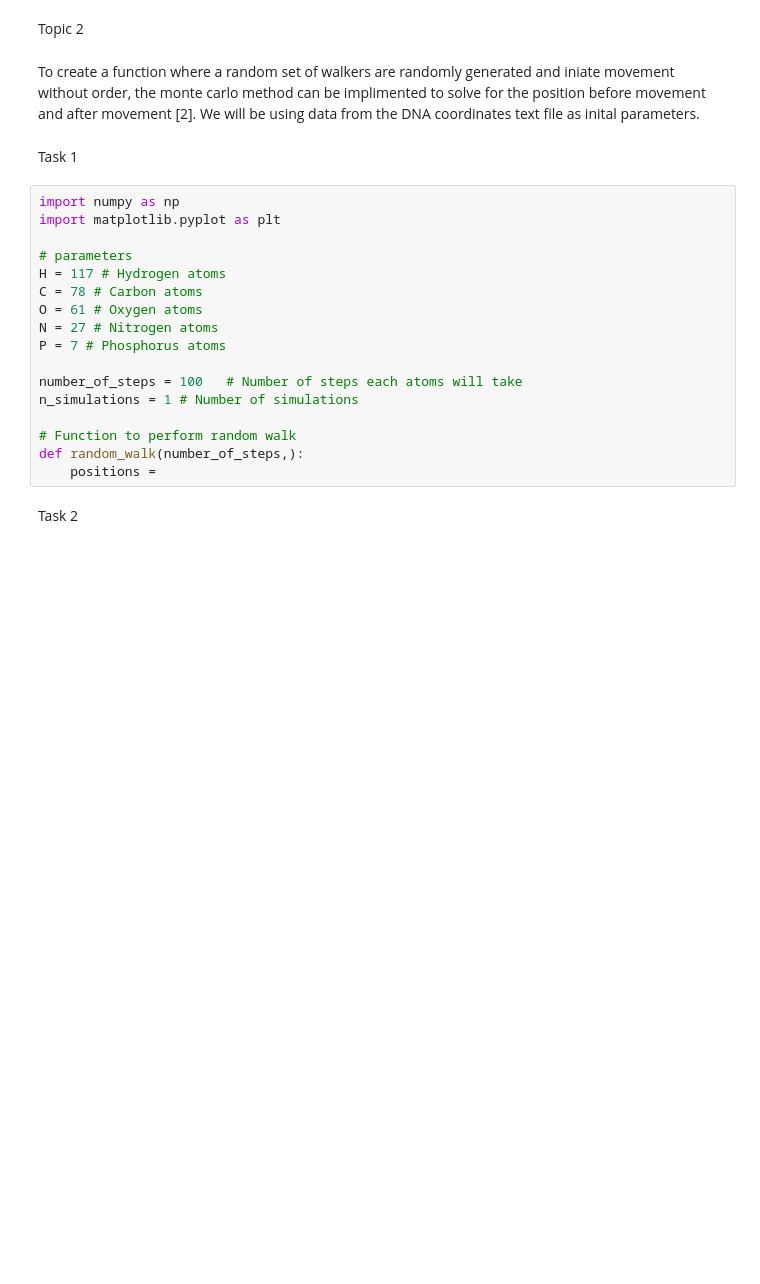
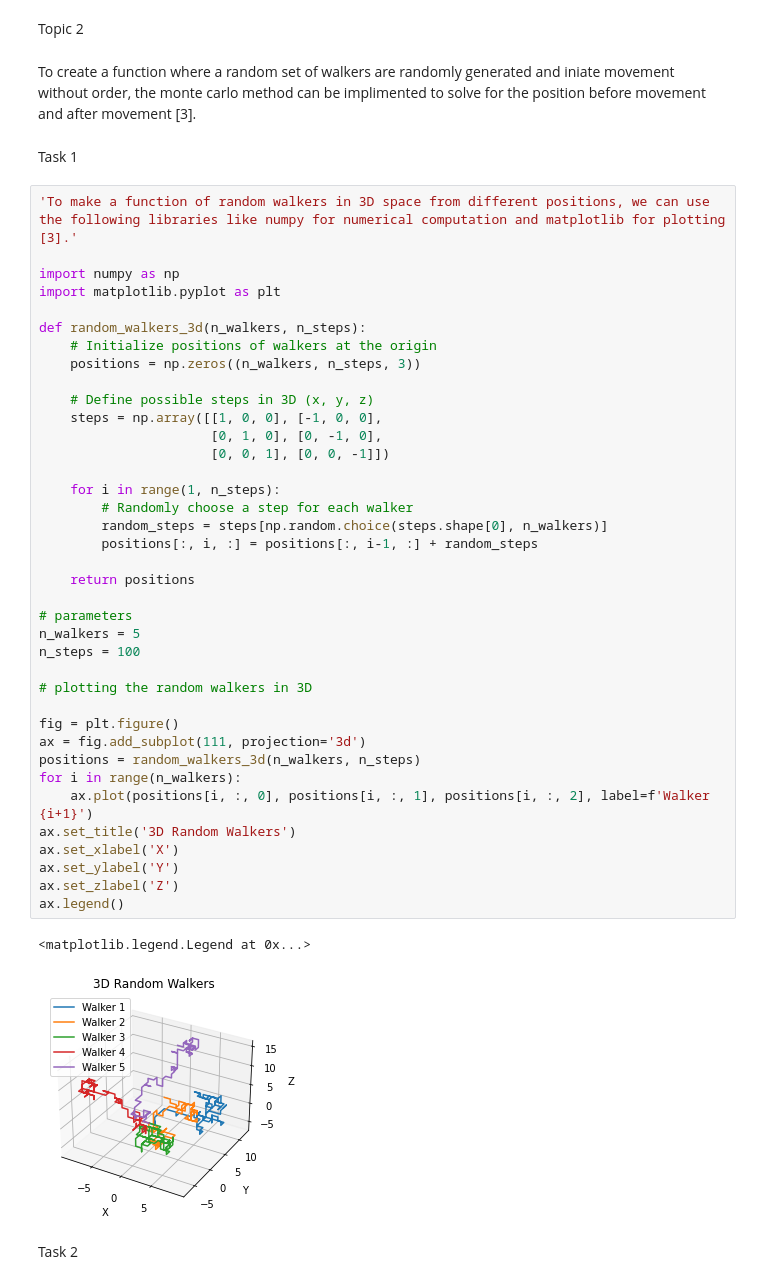
Before and after one commit to baraa-220/project3, a Jupyter notebook: project3.ipynb, the cells around one changed output. Drawn from its saved outputs; the diff is of its cells as text; blank space fills up the shorter version.

```diff
--- a/project3.ipynb
+++ b/project3.ipynb
@@ -181,25 +181,49 @@ print("Estimated DNA volume (nm^3):", V_DNA)
 # %% [markdown]
 Topic 2
 # %% [markdown]
-To create a function where  a random set of walkers are randomly generated and iniate movement without order, the monte carlo method can be implimented to solve for the position before movement and after movement [2]. We will be using data from the DNA coordinates text file as inital parameters.
+To create a function where  a random set of walkers are randomly generated and iniate movement without order, the monte carlo method can be implimented to solve for the position before movement and after movement [3].
 # %% [markdown]
 Task 1
 # %%
+'To make a function of random walkers in 3D space from different positions, we can use the following libraries like numpy for numerical computation and matplotlib for plotting [3].'
+
 import numpy as np
 import matplotlib.pyplot as plt
 
+def random_walkers_3d(n_walkers, n_steps):
+    # Initialize positions of walkers at the origin
+    positions = np.zeros((n_walkers, n_steps, 3))
+
+    # Define possible steps in 3D (x, y, z)
+    steps = np.array([[1, 0, 0], [-1, 0, 0],
+                      [0, 1, 0], [0, -1, 0],
+                      [0, 0, 1], [0, 0, -1]])
+
+    for i in range(1, n_steps):
+        # Randomly choose a step for each walker
+        random_steps = steps[np.random.choice(steps.shape[0], n_walkers)]
+        positions[:, i, :] = positions[:, i-1, :] + random_steps
+
+    return positions
+
 # parameters
-H = 117 # Hydrogen atoms
-C = 78 # Carbon atoms
-O = 61 # Oxygen atoms
-N = 27 # Nitrogen atoms
-P = 7 # Phosphorus atoms
+n_walkers = 5
+n_steps = 100
 
-number_of_steps = 100   # Number of steps each atoms will take
-n_simulations = 1 # Number of simulations
+# plotting the random walkers in 3D
 
-# Function to perform random walk
-def random_walk(number_of_steps,):
-    positions =
+fig = plt.figure()
+ax = fig.add_subplot(111, projection='3d')
+positions = random_walkers_3d(n_walkers, n_steps)
+for i in range(n_walkers):
+    ax.plot(positions[i, :, 0], positions[i, :, 1], positions[i, :, 2], label=f'Walker {i+1}')
+ax.set_title('3D Random Walkers')
+ax.set_xlabel('X')
+ax.set_ylabel('Y')
+ax.set_zlabel('Z')
+ax.legend()
+# %% [output]
+<matplotlib.legend.Legend at 0x...>
+[figure, added]
 # %% [markdown]
 Task 2
```
Also changed, not shown: parts of 5 cells of this notebook, 2 other files.
